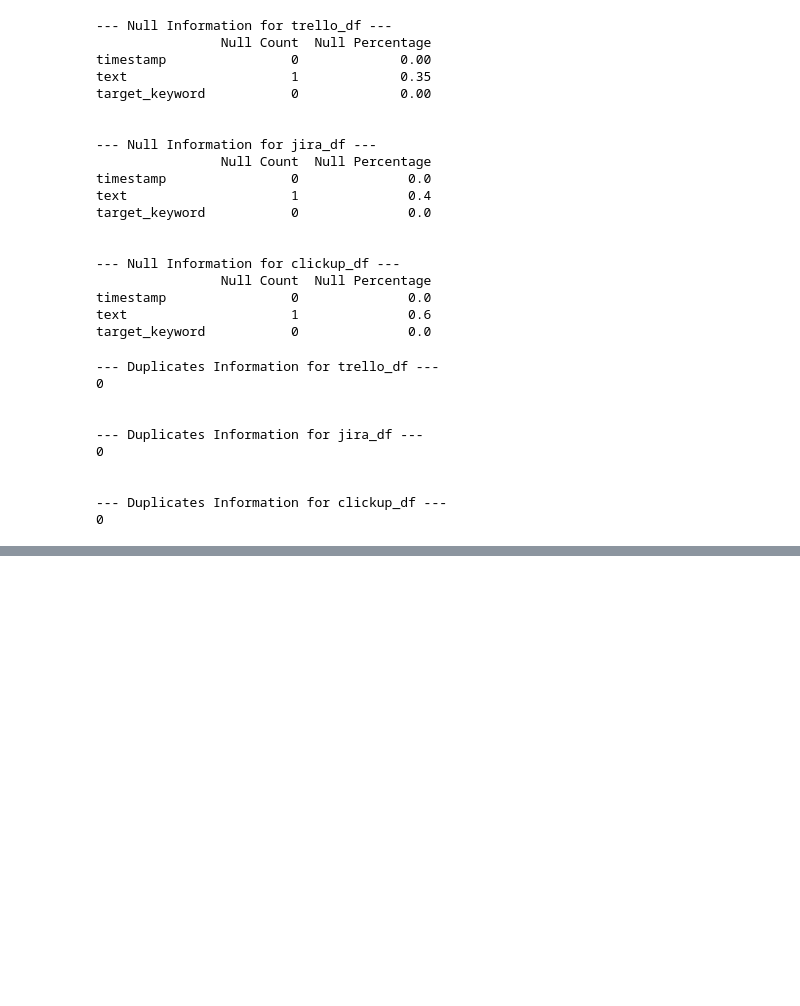
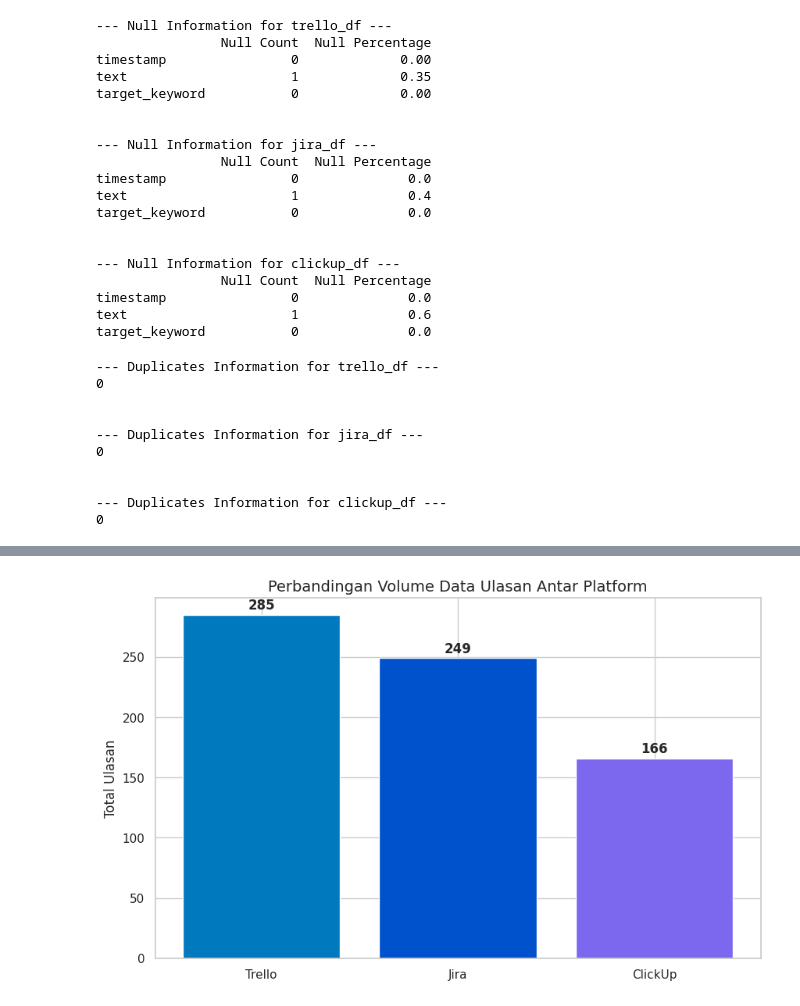
Before and after one commit to LatiefDataVisionary/pm-tools-absa-analysis, a Jupyter notebook: notebook/absa_x.ipynb, the cells around one changed output, grey strips where cells are left out. Drawn from its saved outputs; the diff is of its cells as text; code cells hidden in the pictures; blank space fills up the shorter version.

```diff
--- a/notebook/absa_x.ipynb
+++ b/notebook/absa_x.ipynb
@@ -177,0 +250,33 @@ for df_name, df in dataframes.items():
+# %%
+def compare_platform_volume(dfs_dict):
+    """
+    Visualizes the comparative volume of data across all project management tools.
+
+    Args:
+        dfs_dict (dict): Dictionary of platform names and their respective dataframes.
+    """
+    labels = list(dfs_dict.keys())
+    counts = [len(df) for df in dfs_dict.values()]
+
+    plt.figure(figsize=(10, 6))
+    colors = ['#0079BF', '#0052CC', '#7B68EE'] # Brand-aligned colors for Trello, Jira, ClickUp
+
+    bars = plt.bar(labels, counts, color=colors)
+    plt.title('Perbandingan Volume Data Ulasan Antar Platform')
+    plt.ylabel('Total Ulasan')
+
+    # Annotate bars with exact values
+    for bar in bars:
+        yval = bar.get_height()
+        plt.text(bar.get_x() + bar.get_width()/2, yval + 2, yval, ha='center', va='bottom', fontweight='bold')
+
+    plt.show()
+
+platform_comparison = {
+    'Trello': trello_df,
+    'Jira': jira_df,
+    'ClickUp': clickup_df
+}
+compare_platform_volume(platform_comparison)
+# %% [output]
+[figure, added]
```
Also changed, not shown: parts of 9 cells of this notebook.
